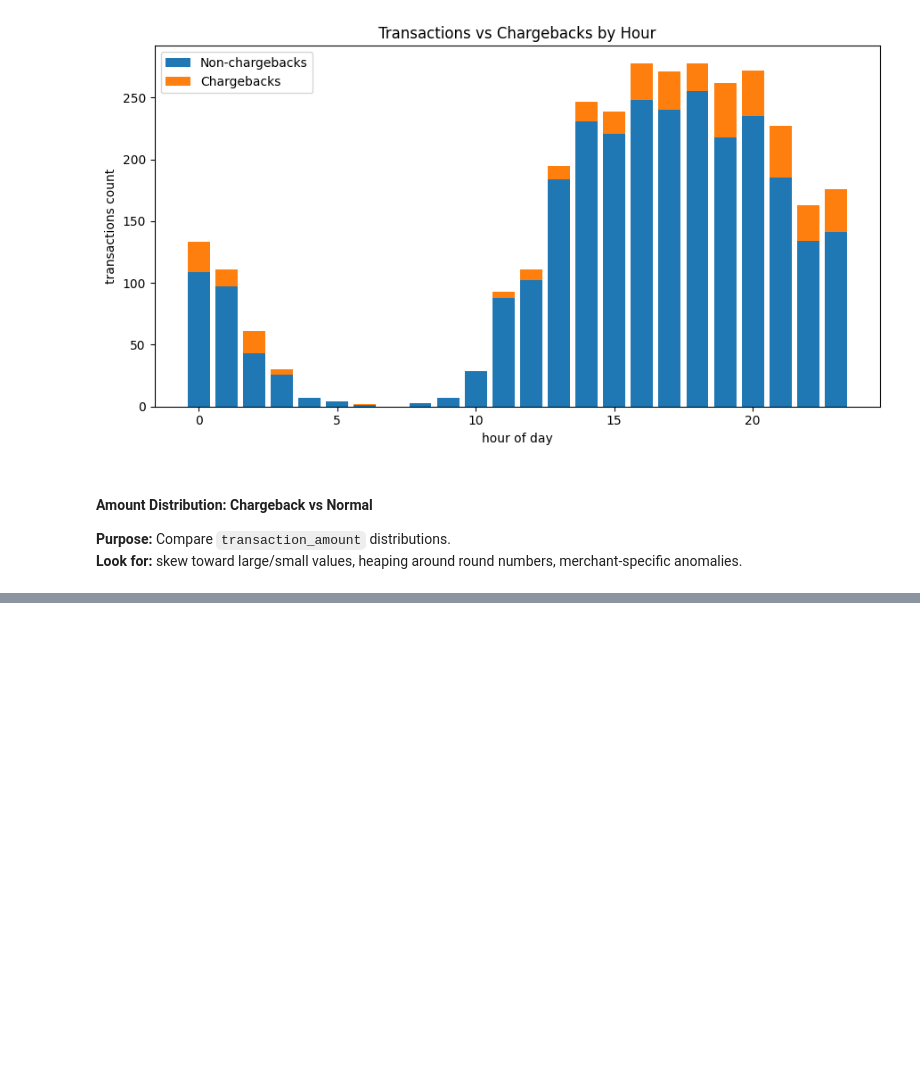
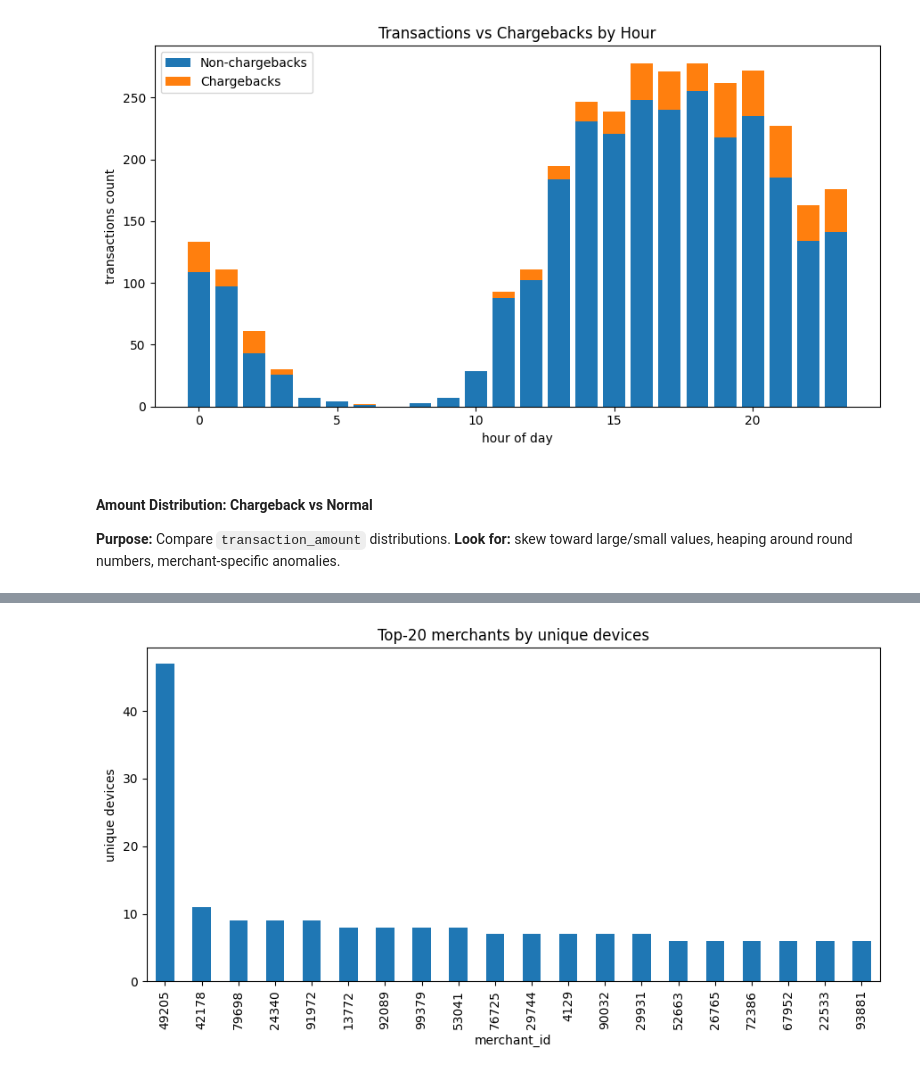
Before and after one commit to IanEspinoso/jindouyun, a Jupyter notebook: data_analysis.ipynb, the cells around one changed output, grey strips where cells are left out. Cells and saved outputs as stored; diff of their text form; code cells hidden in the pictures; blank space fills up the shorter version.

```diff
--- a/data_analysis.ipynb
+++ b/data_analysis.ipynb
@@ -189,8 +255,6 @@ daily = s.resample("D").agg(txn=("transaction_id","count"),
 daily["cbk_mean7"] = daily["cbk"].rolling(7, min_periods=3).mean()
 daily["cbk_std7"]  = daily["cbk"].rolling(7, min_periods=3).std()
 daily["cbk_spike"] = daily["cbk"] > (daily["cbk_mean7"] + 2*daily["cbk_std7"])
-
-daily.to_csv(output_dir / "timeseries_daily_txn_cbk.csv")
 
 plt.figure()
 daily["txn"].plot(label="Transactions/day")
@@ -204,6 +268,11 @@ plt.tight_layout()
 plt.savefig(output_dir / "chart_timeseries_daily_txn_cbk_overlay.png", dpi=150)
 plt.show()
 
+# Make sure 'hour' column exists
+if "hour" not in df.columns:
+    df["hour"] = df["transaction_date"].dt.hour
+
+# Now aggregate safely
 tx_per_hour = df.groupby("hour")["transaction_id"].count()
 cbk_per_hour = df.groupby("hour")["has_cbk"].sum()
 non_cbk_per_hour = tx_per_hour - cbk_per_hour
@@ -366,0 +506,12 @@ Users with more than 20% chargeback ratio: 153
+# %%
+# Count transactions per user
+tx_per_user = df.groupby("user_id")["transaction_id"].transform("count")
+
+# New column: True if 2+ tx, False if just 1
+df["multi_tx_user"] = tx_per_user >= 2
+
+cbk_by_user_group = df.groupby("multi_tx_user")["has_cbk"].mean() * 100
+
+print("Chargeback % by user transaction count:")
+print("Single-transaction users: {:.2f}%".format(cbk_by_user_group.loc[False]))
+print("Multi-transaction users:  {:.2f}%".format(cbk_by_user_group.loc[True]))
@@ -371,0 +530,63 @@ Users with more than 20% chargeback ratio: 153
+# %%
+print("Mean and median number of distinct devices per card:",
+      df.groupby("card_number")["device_id"].nunique().mean(),
+      " and ", df.groupby("card_number")["device_id"].nunique().median())
+
+# Device chargeback ratios: >20% and =100%
+dev_stats = df.groupby("device_id")["has_cbk"].agg(cbk_ratio="mean", txn_count="count")
+cnt_dev_over20 = (dev_stats["cbk_ratio"] > 0.20).sum()
+cnt_dev_100 = (dev_stats["cbk_ratio"] == 1.0).sum()
+print(f"Devices with cbk_ratio > 20%: {cnt_dev_over20}")
+print(f"Devices with cbk_ratio = 100%: {cnt_dev_100}")
+
+# Average number of devices per merchant
+devices_per_merchant = df.groupby("merchant_id")["device_id"].nunique()
+avg_devices_per_merchant = devices_per_merchant.mean()
+print(f"Average devices per merchant: {avg_devices_per_merchant:.2f}")
+
+# Merchants above that average
+merchants_above_avg = devices_per_merchant[devices_per_merchant > avg_devices_per_merchant]
+print(f"Merchants with > average devices: {len(merchants_above_avg)}")
+
+# Device_ids with a single transaction > 2000
+dev_txn_counts = df.groupby("device_id")["transaction_id"].transform("count")
+single_high = df[(dev_txn_counts == 1) & (df["transaction_amount"] > 2000)]
+unique_single_high_devices = single_high["device_id"].nunique()
+print(f"Device_ids with a single tx > 2000: {unique_single_high_devices}")
+# Peek
+print(single_high[["transaction_id","device_id","transaction_amount","merchant_id","has_cbk"]].head())
+
+print("Mean and median number of distinct devices per card:",
+      df.groupby("card_number")["device_id"].nunique().mean(),
+      " and ",df.groupby("card_number")["device_id"].nunique().median())
+
+# Missing device_id vs chargeback rate
+missing_cbk_rate = df[df["device_id"].isna()]["has_cbk"].mean() * 100
+present_cbk_rate = df[df["device_id"].notna()]["has_cbk"].mean() * 100
+print(f"Chargeback % (missing device_id): {missing_cbk_rate:.2f}%")
+print(f"Chargeback % (with device_id):   {present_cbk_rate:.2f}%")
+
+# User–Device combos (potential fraud rings)
+combo_counts = df.groupby(["user_id", "device_id"]).size().reset_index(name="txn_count")
+
+# Find combos that appear unusually often
+suspicious_combos = combo_counts[combo_counts["txn_count"] > combo_counts["txn_count"].quantile(0.98)]
+
+# Add chargeback percentage
+cbk_ratio = (df.groupby(["user_id", "device_id"])["has_cbk"].mean()
+             .reset_index(name="cbk_ratio"))
+
+suspicious_combos = suspicious_combos.merge(cbk_ratio,
+                                            on=["user_id", "device_id"], how="left")
+suspicious_combos["cbk_pct"] = suspicious_combos["cbk_ratio"] * 100
+
+print("Suspicious user–device combos (top 1% by txn_count):")
+print(suspicious_combos.sort_values("txn_count", ascending=False)
+      .head(20)[["user_id","device_id","txn_count","cbk_pct"]])
+
+# Optional quick bar of top 20
+plt.figure()
+devices_per_merchant.sort_values(ascending=False).head(20).plot(kind="bar")
+plt.ylabel("unique devices"); plt.title("Top-20 merchants by unique devices")
+plt.tight_layout(); plt.savefig(output_dir / "chart_top_merchants_unique_devices.png", dpi=150)
+# %% [output]
@@ -371,0 +610 @@ Users with more than 20% chargeback ratio: 153
+[figure, added]
```
Also changed, not shown: parts of 38 cells of this notebook.
